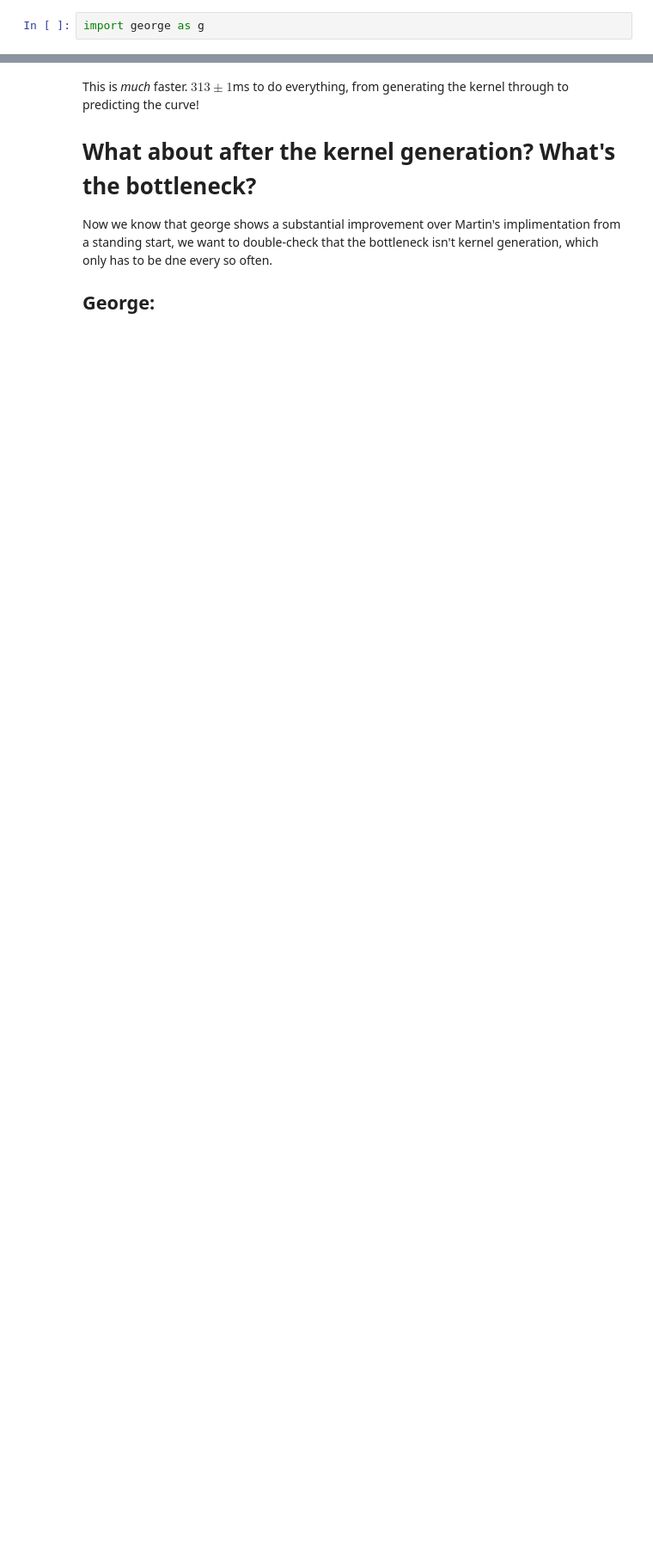
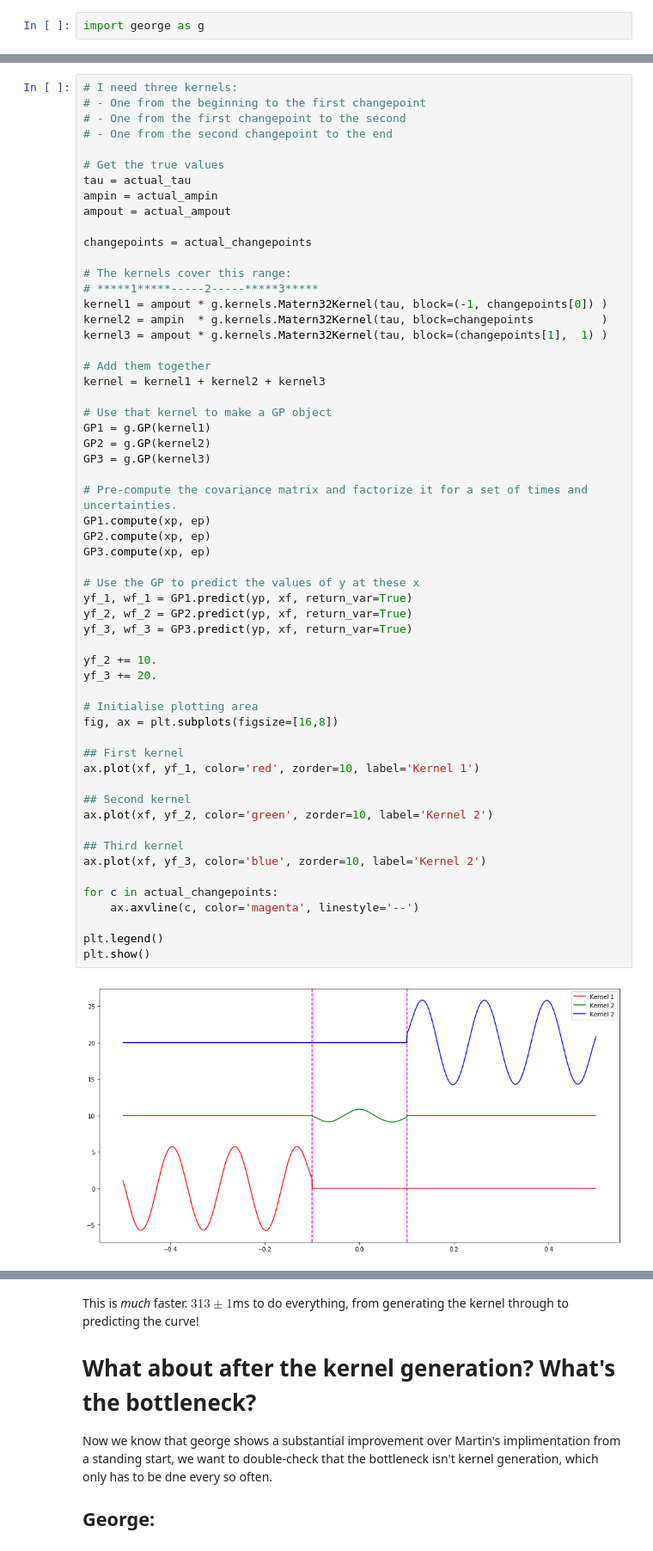
Before and after one commit to wildjames/GP_pointClick, a Jupyter notebook: GP_timing.ipynb, the cells around one changed output, grey strips where cells are left out. Shown: that part at 86% size. Cells and saved outputs as stored; diff of their text form; blank space fills up the shorter version.

Commit message:
Added visualisation for how the kernel masks work

```diff
--- a/GP_timing.ipynb
+++ b/GP_timing.ipynb
@@ -164,0 +165,59 @@ How hard can that be?
+# %%
+# I need three kernels:
+# - One from the beginning to the first changepoint
+# - One from the first changepoint to the second
+# - One from the second changepoint to the end
+
+# Get the true values
+tau = actual_tau
+ampin = actual_ampin
+ampout = actual_ampout
+
+changepoints = actual_changepoints
+
+# The kernels cover this range:
+# *****1*****-----2-----*****3*****
+kernel1 = ampout * g.kernels.Matern32Kernel(tau, block=(-1, changepoints[0]) )
+kernel2 = ampin  * g.kernels.Matern32Kernel(tau, block=changepoints          )
+kernel3 = ampout * g.kernels.Matern32Kernel(tau, block=(changepoints[1],  1) )
+
+# Add them together
+kernel = kernel1 + kernel2 + kernel3
+
+# Use that kernel to make a GP object
+GP1 = g.GP(kernel1)
+GP2 = g.GP(kernel2)
+GP3 = g.GP(kernel3)
+
+# Pre-compute the covariance matrix and factorize it for a set of times and uncertainties.
+GP1.compute(xp, ep)
+GP2.compute(xp, ep)
+GP3.compute(xp, ep)
+
+# Use the GP to predict the values of y at these x
+yf_1, wf_1 = GP1.predict(yp, xf, return_var=True)
+yf_2, wf_2 = GP2.predict(yp, xf, return_var=True)
+yf_3, wf_3 = GP3.predict(yp, xf, return_var=True)
+
+yf_2 += 10.
+yf_3 += 20.
+
+# Initialise plotting area
+fig, ax = plt.subplots(figsize=[16,8])
+
+## First kernel
+ax.plot(xf, yf_1, color='red', zorder=10, label='Kernel 1')
+
+## Second kernel
+ax.plot(xf, yf_2, color='green', zorder=10, label='Kernel 2')
+
+## Third kernel
+ax.plot(xf, yf_3, color='blue', zorder=10, label='Kernel 2')
+
+for c in actual_changepoints:
+    ax.axvline(c, color='magenta', linestyle='--')
+
+plt.legend()
+plt.show()
+# %% [output]
+[figure, added]
```
Also changed, not shown: parts of 7 cells of this notebook.
